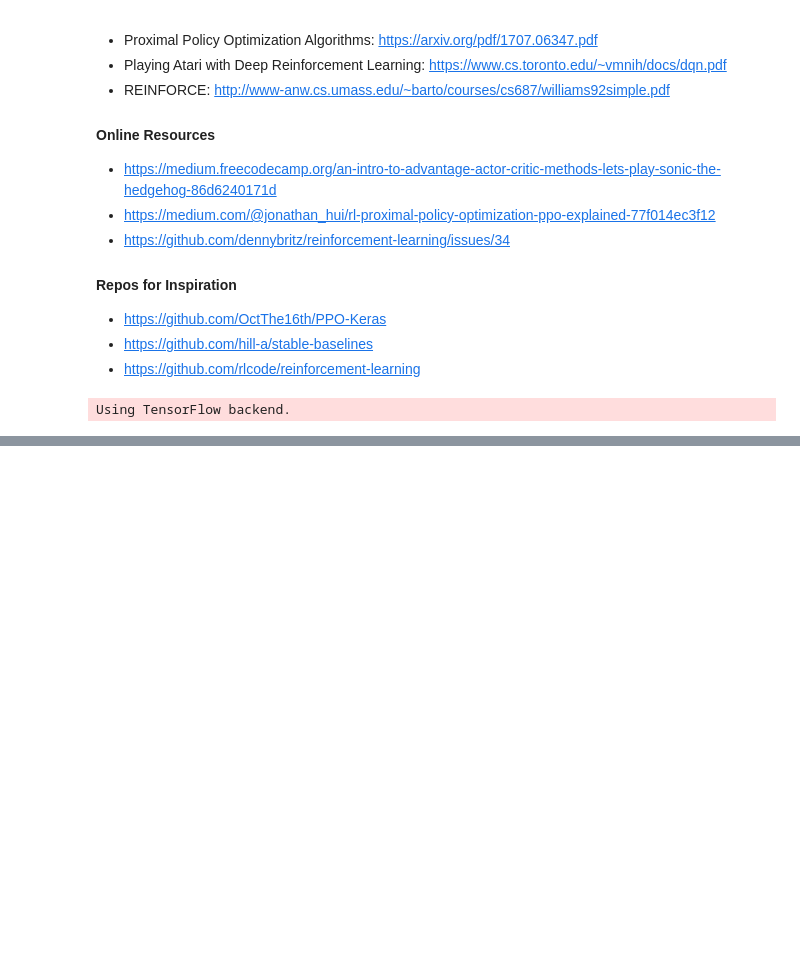
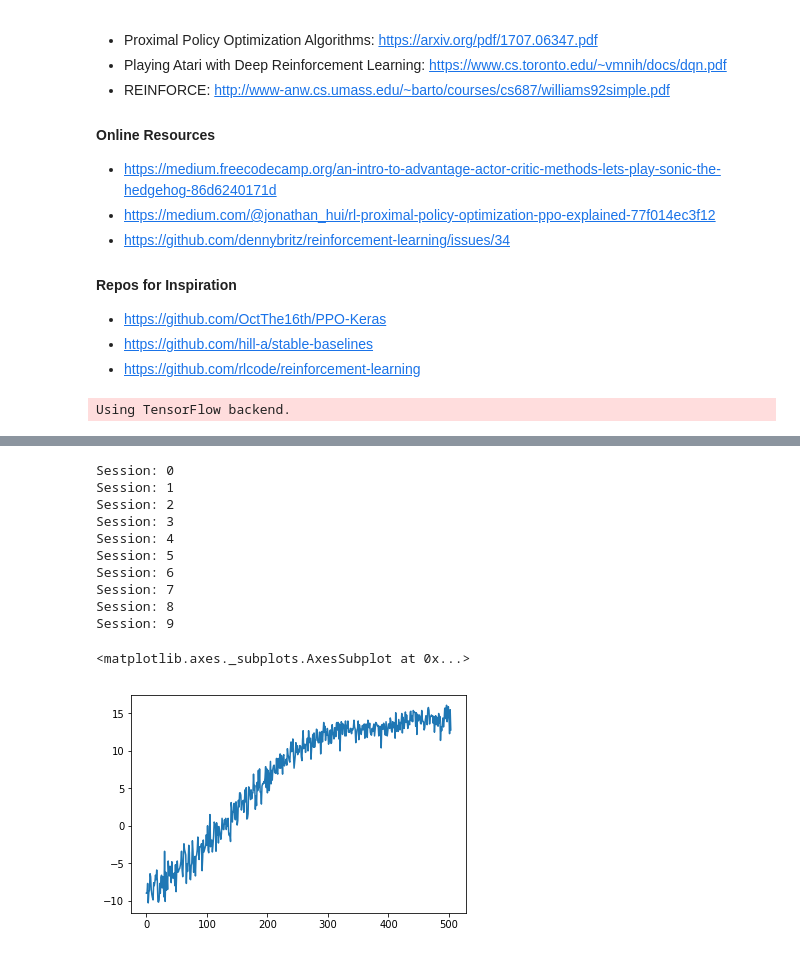
Before and after one commit to nathanmargaglio/Proximal-Policy-Optimization, a Jupyter notebook: Custom PPO.ipynb, the cells around one changed output, grey strips where cells are left out. Saved outputs shown, nothing was run; the diff lists cells and outputs as text; code cells hidden in the pictures; blank space fills up the shorter version.

```diff
--- a/Custom PPO.ipynb
+++ b/Custom PPO.ipynb
@@ -241,3 +424,29 @@ agent = Agent(n_actions=NUM_ACTS, n_obs=NUM_OBS)
+# %%
+env = Environment()
+NUM_OBS = env.n_obs
+NUM_ACTS = env.n_actions
+
+rhs = []
+for i in range(10):
+    print("Session:", i)
+    agent = Agent(n_actions=NUM_ACTS, n_obs=NUM_OBS)
+    rh = agent.run(env, 500)
+    rhs.append(pd.Series(rh))
+
+pd.concat(rhs, axis=1).mean(axis=1).plot()
+# %% [output]
+Session: 0
+Session: 1
+Session: 2
+Session: 3
+Session: 4
+Session: 5
+Session: 6
+Session: 7
+Session: 8
+Session: 9
+<matplotlib.axes._subplots.AxesSubplot at 0x...>
+[figure, added]
 # %%
 import gym
 
```
Also changed, not shown: parts of 6 cells of this notebook.
